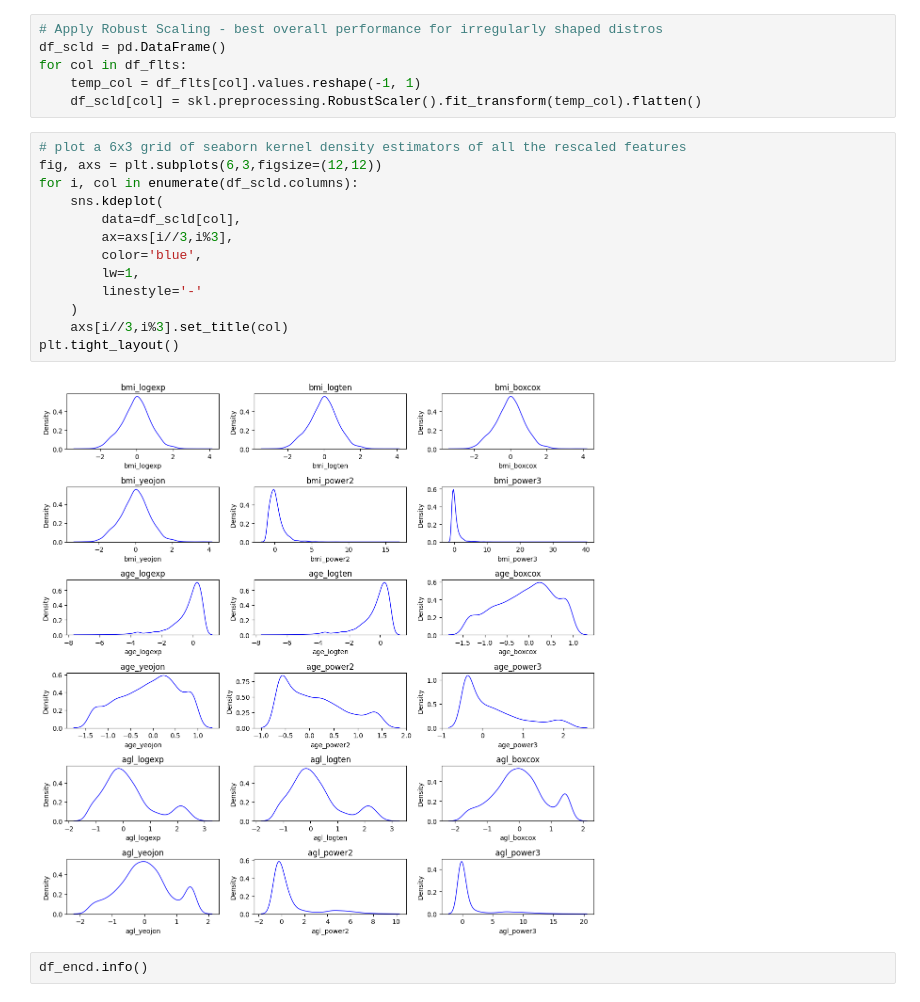
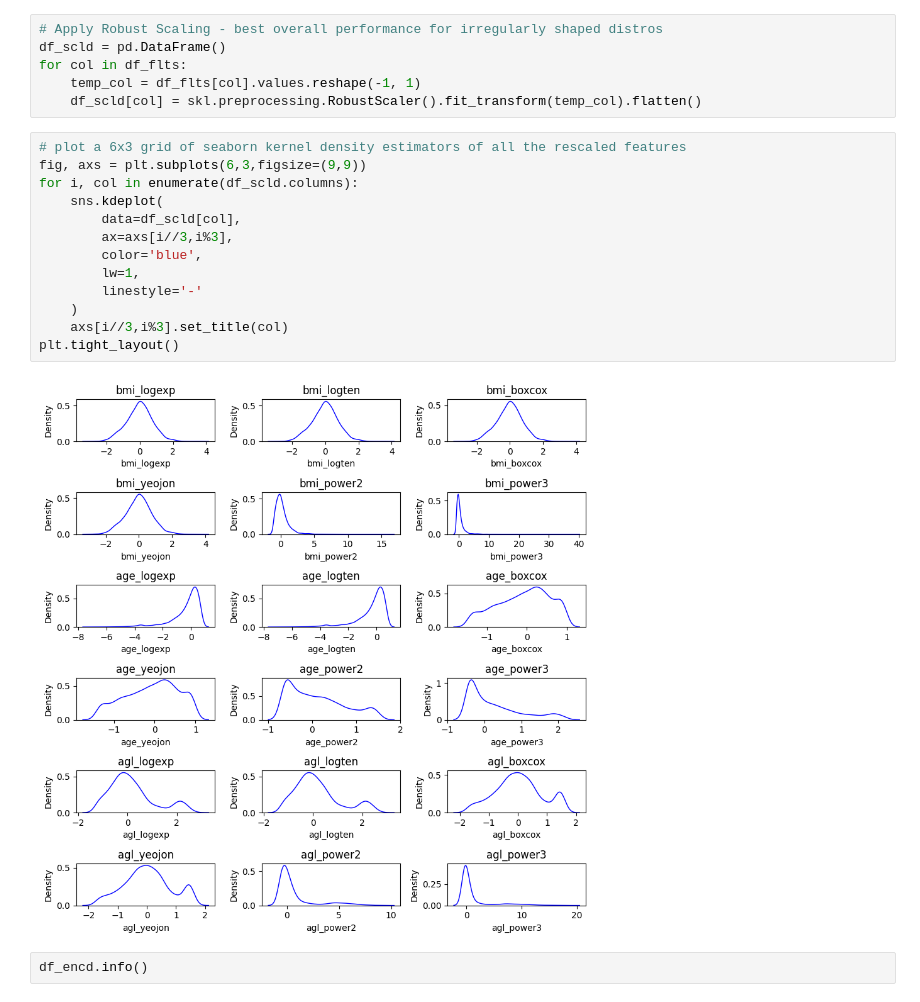
Before and after one commit to CamiloEmiliano/ML_samples, a Jupyter notebook: heart_stroke_FTE.ipynb, the cells around one changed output. Saved outputs shown, nothing was run; the diff lists cells and outputs as text.

```diff
--- a/heart_stroke_FTE.ipynb
+++ b/heart_stroke_FTE.ipynb
@@ -376,19 +360,19 @@ for col in df_flts:
     df_scld[col] = skl.preprocessing.RobustScaler().fit_transform(temp_col).flatten()
 # %%
 # plot a 6x3 grid of seaborn kernel density estimators of all the rescaled features
-fig, axs = plt.subplots(6,3,figsize=(12,12))
+fig, axs = plt.subplots(6,3,figsize=(9,9))
 for i, col in enumerate(df_scld.columns):
     sns.kdeplot(
         data=df_scld[col],
         ax=axs[i//3,i%3],
         color='blue',
         lw=1,
         linestyle='-'
     )
     axs[i//3,i%3].set_title(col)
 plt.tight_layout()
 # %% [output]
-[figure, old version]
+[figure, new version]
 # %%
 df_encd.info()
 # %% [output]
```
Also changed, not shown: parts of 1 cell of this notebook.
